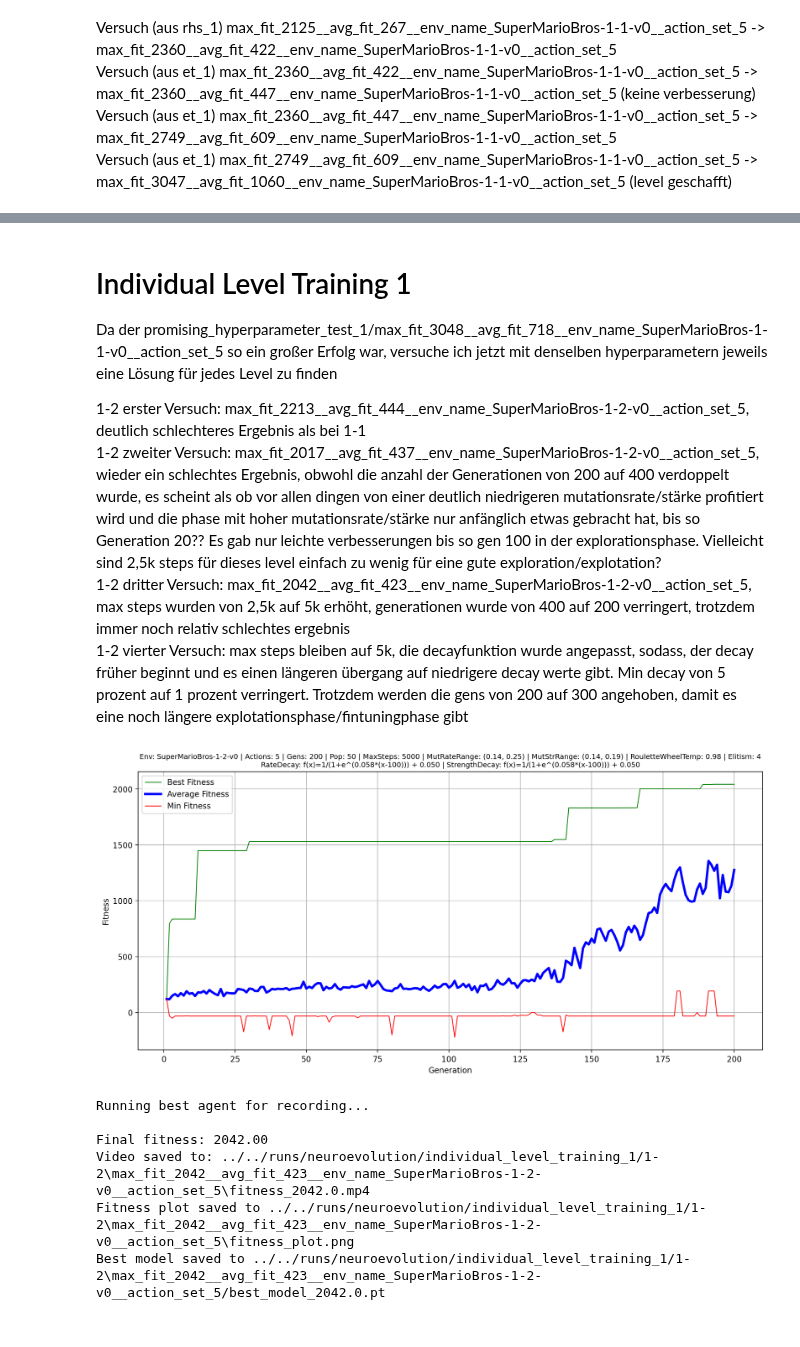
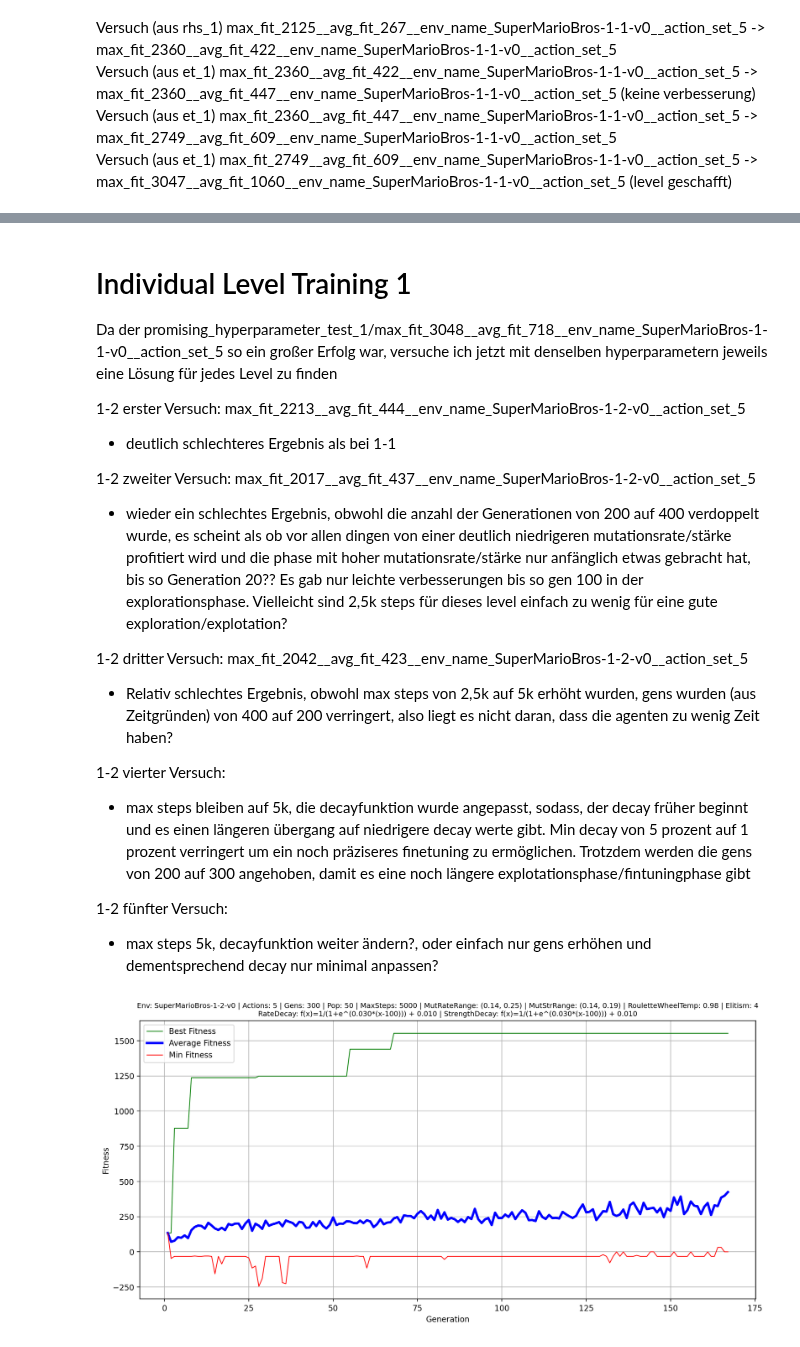
Before and after one commit to BjarneThomzik/SuperMarioReinforcementLearningProject, a Jupyter notebook: notebooks/neuroevolution/neuroevolution.ipynb, the cells around one changed output, grey strips where cells are left out. Drawn from its saved outputs; the diff is of its cells as text; code cells hidden in the pictures.

```diff
--- a/notebooks/neuroevolution/neuroevolution.ipynb
+++ b/notebooks/neuroevolution/neuroevolution.ipynb
@@ -266,10 +272,20 @@ trainer.save_best_model()
 
 Da der promising_hyperparameter_test_1/max_fit_3048__avg_fit_718__env_name_SuperMarioBros-1-1-v0__action_set_5 so ein großer Erfolg war, versuche ich jetzt mit denselben hyperparametern jeweils eine Lösung für jedes Level zu finden
 
-1-2 erster Versuch: max_fit_2213__avg_fit_444__env_name_SuperMarioBros-1-2-v0__action_set_5, deutlich schlechteres Ergebnis als bei 1-1 <br>
-1-2 zweiter Versuch: max_fit_2017__avg_fit_437__env_name_SuperMarioBros-1-2-v0__action_set_5, wieder ein schlechtes Ergebnis, obwohl die anzahl der Generationen von 200 auf 400 verdoppelt wurde, es scheint als ob vor allen dingen von einer deutlich niedrigeren mutationsrate/stärke profitiert wird und die phase mit hoher mutationsrate/stärke nur anfänglich etwas gebracht hat, bis so Generation 20?? Es gab nur leichte verbesserungen bis so gen 100 in der explorationsphase. Vielleicht sind 2,5k steps für dieses level einfach zu wenig für eine gute exploration/explotation? <br>
-1-2 dritter Versuch: max_fit_2042__avg_fit_423__env_name_SuperMarioBros-1-2-v0__action_set_5, max steps wurden von 2,5k auf 5k erhöht, generationen wurde von 400 auf 200 verringert, trotzdem immer noch relativ schlechtes ergebnis <br>
-1-2 vierter Versuch: max steps bleiben auf 5k, die decayfunktion wurde angepasst, sodass, der decay früher beginnt und es einen längeren übergang auf niedrigere decay werte gibt. Min decay von 5 prozent auf 1 prozent verringert. Trotzdem werden die gens von 200 auf 300 angehoben, damit es eine noch längere explotationsphase/fintuningphase gibt
+1-2 erster Versuch: max_fit_2213__avg_fit_444__env_name_SuperMarioBros-1-2-v0__action_set_5
+- deutlich schlechteres Ergebnis als bei 1-1
+
+1-2 zweiter Versuch: max_fit_2017__avg_fit_437__env_name_SuperMarioBros-1-2-v0__action_set_5
+- wieder ein schlechtes Ergebnis, obwohl die anzahl der Generationen von 200 auf 400 verdoppelt wurde, es scheint als ob vor allen dingen von einer deutlich niedrigeren mutationsrate/stärke profitiert wird und die phase mit hoher mutationsrate/stärke nur anfänglich etwas gebracht hat, bis so Generation 20?? Es gab nur leichte verbesserungen bis so gen 100 in der explorationsphase. Vielleicht sind 2,5k steps für dieses level einfach zu wenig für eine gute exploration/explotation?
+
+1-2 dritter Versuch: max_fit_2042__avg_fit_423__env_name_SuperMarioBros-1-2-v0__action_set_5
+- Relativ schlechtes Ergebnis, obwohl max steps von 2,5k auf 5k erhöht wurden, gens wurden (aus Zeitgründen) von 400 auf 200 verringert, also liegt es nicht daran, dass die agenten zu wenig Zeit haben?
+
+1-2 vierter Versuch:
+- max steps bleiben auf 5k, die decayfunktion wurde angepasst, sodass, der decay früher beginnt und es einen längeren übergang auf niedrigere decay werte gibt. Min decay von 5 prozent auf 1 prozent verringert um ein noch präziseres finetuning zu ermöglichen. Trotzdem werden die gens von 200 auf 300 angehoben, damit es eine noch längere explotationsphase/fintuningphase gibt
+
+1-2 fünfter Versuch:
+- max steps 5k, decayfunktion weiter ändern?, oder einfach nur gens erhöhen und dementsprechend decay nur minimal anpassen?
 # %%
 from src.non_reinforcement.neuroevolution.neuroevolution_trainer import NeuroevolutionTrainer
 from src.non_reinforcement.neuroevolution.neuroevolution_net import NeuroevolutionNet
@@ -297,42 +313,36 @@ ENV_NAME = 'SuperMarioBros-1-2-v0'
 ACTION_SET = RIGHT_ONLY
 DEVICE = "cpu"
 DIRECTORY = "../../runs/neuroevolution/individual_level_training_1/1-2"
-GENERATIONS = 200
+GENERATIONS = 300
 POPULATION_SIZE = 50
 MAX_STEPS_PER_EPISODE = 5000
 MUTATION_RATE_RANGE = (0.14, 0.25)
 MUTATION_STRENGTH_RANGE = (0.14, 0.19)
 ROULETTE_WHEEL_SELECTION_TEMPERATURE = 0.98
 ELITISM = 4
-MUTATION_RATE_SIGMOID_DECAY = {"a": 0.05, "b": 0.058, "c": 100}
-MUTATION_STRENGTH_SIGMOID_DECAY = {"a": 0.05, "b": 0.058, "c": 100}
+MUTATION_RATE_SIGMOID_DECAY = {"a": 0.01, "b": 0.03, "c": 100}
+MUTATION_STRENGTH_SIGMOID_DECAY = {"a": 0.01, "b": 0.03, "c": 100}
 
 trainer = NeuroevolutionTrainer(
         base_model=MODEL,
         env_name=ENV_NAME,
         action_set=ACTION_SET,
         device=DEVICE,
         directory=DIRECTORY,
         generations=GENERATIONS,
         population_size=POPULATION_SIZE,
         max_steps_per_episode=MAX_STEPS_PER_EPISODE,
         mutation_rate_range=MUTATION_RATE_RANGE,
         mutation_strength_range=MUTATION_STRENGTH_RANGE,
         roulette_wheel_selection_temperature=ROULETTE_WHEEL_SELECTION_TEMPERATURE,
         elitism=ELITISM,
         mutation_rate_sigmoid_decay=MUTATION_RATE_SIGMOID_DECAY,
         mutation_strength_sigmoid_decay=MUTATION_STRENGTH_SIGMOID_DECAY
     )
 
 trainer.run()
 trainer.record_best_agent()
 trainer.save_metrics()
 trainer.save_best_model()
 # %% [output]
-[figure, old version]
+[figure, new version]
-Running best agent for recording...
-
-Final fitness: 2042.00
-Video saved to: ../../runs/neuroevolution/individual_level_training_1/1-2\max_fit_2042__avg_fit_423__env_name_SuperMarioBros-1-2-v0__action_set_5\fitness_2042.0.mp4
-Fitness plot saved to ../../runs/neuroevolution/individual_level_training_1/1-2\max_fit_2042__avg_fit_423__env_name_SuperMarioBros-1-2-v0__action_set_5\fitness_plot.png
-Best model saved to ../../runs/neuroevolution/individual_level_training_1/1-2\max_fit_2042__avg_fit_423__env_name_SuperMarioBros-1-2-v0__action_set_5/best_model_2042.0.pt
```
Also changed, not shown: parts of 1 cell of this notebook.
